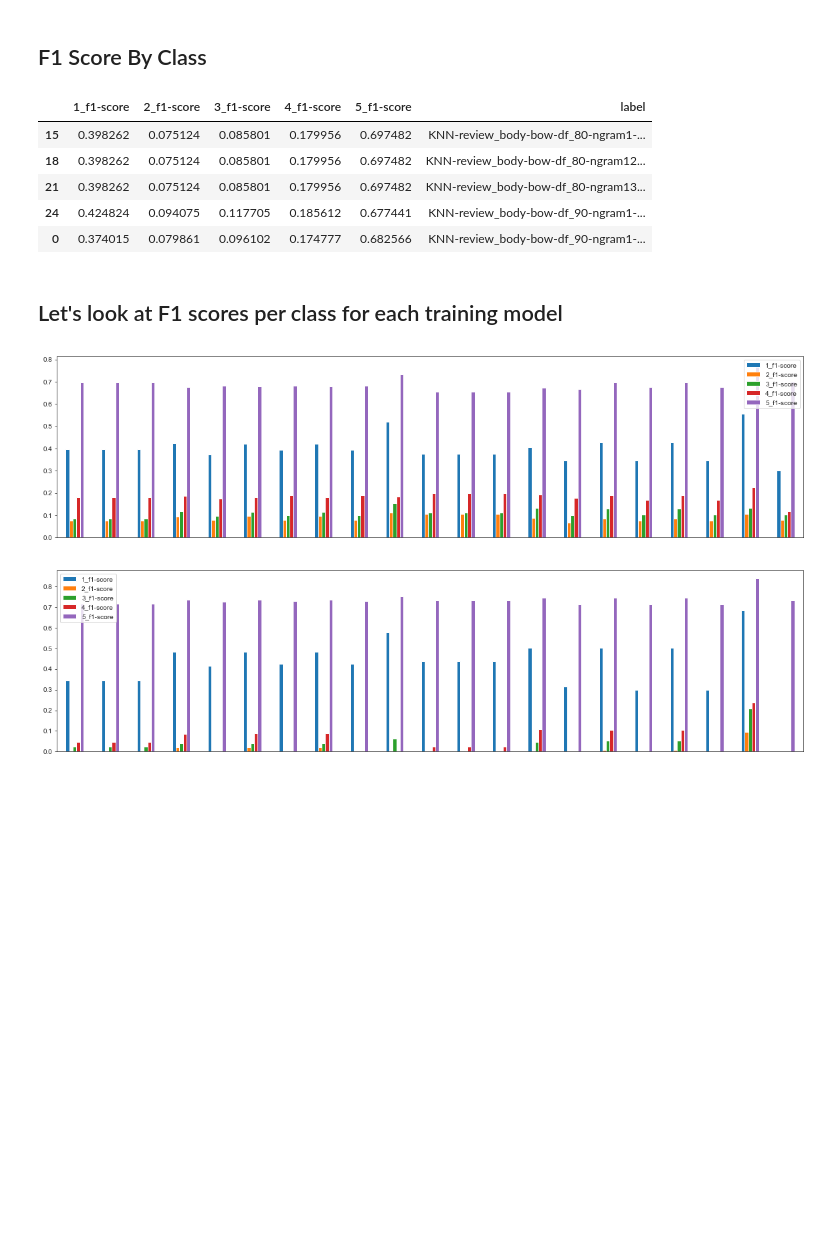
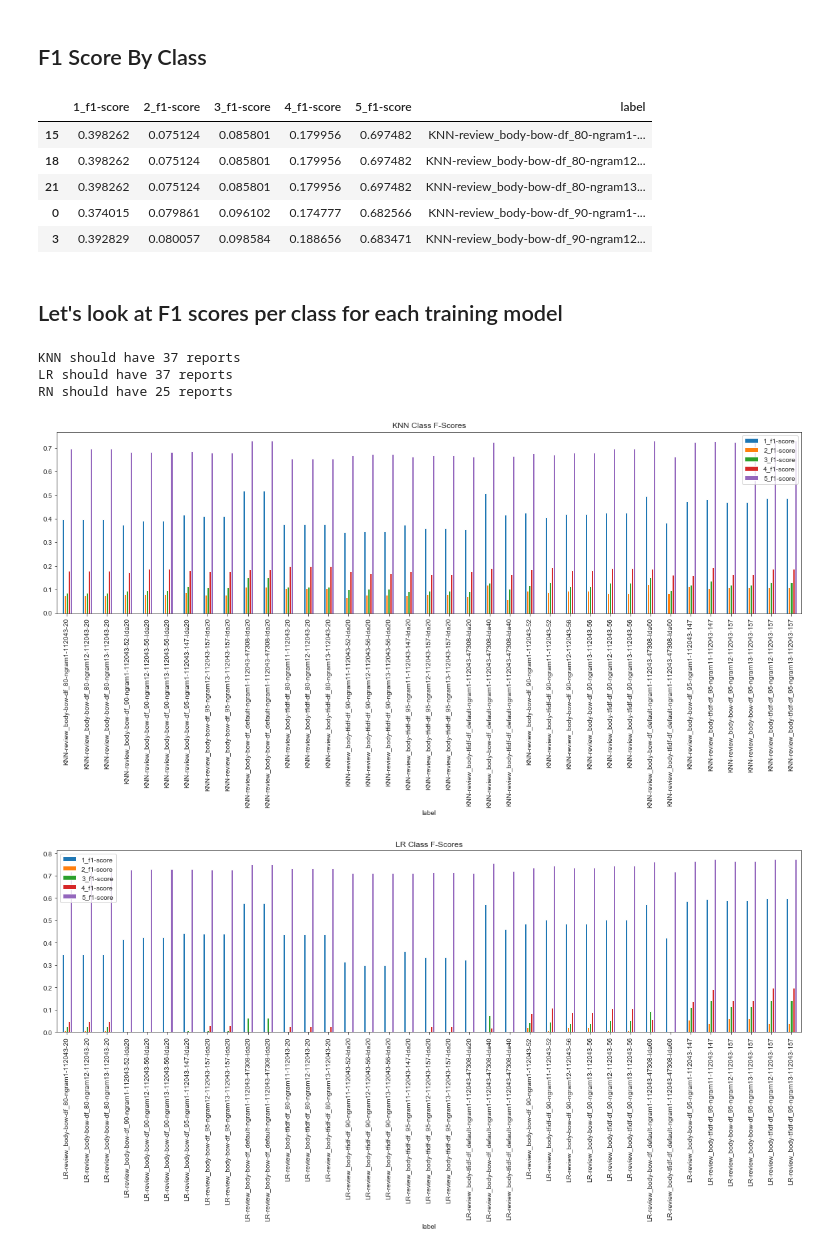
Before and after one commit to sv650s/sb-capstone, a Jupyter notebook: 2019-05-24-analyze_classification_results-112043.ipynb, the cells around one changed output. Saved outputs shown, nothing was run; the diff lists cells and outputs as text; code cells hidden in the pictures; blank space fills up the shorter version.

```diff
--- a/2019-05-24-analyze_classification_results-112043.ipynb
+++ b/2019-05-24-analyze_classification_results-112043.ipynb
@@ -130,4 +147,5 @@ s.join(new_df)
 # %%
 report["label"] = report.apply(lambda x: f'{x["model_name"]}-{x["description"]}', axis=1)
 # report = report.drop(labels=["model_name", "description"], axis=1).sort_values(["label"])
-report = report.sort_values(["label"])
+report = report.sort_values(["model_name", "train_features", "label"])
+report.head()
@@ -243,8 +274,8 @@ f1_class.head()
 | 15 | 0.398262 | 0.075124 | 0.085801 | 0.179956 | 0.697482 | KNN-review_body-bow-df_80-ngram1-... |
 | 18 | 0.398262 | 0.075124 | 0.085801 | 0.179956 | 0.697482 | KNN-review_body-bow-df_80-ngram12... |
 | 21 | 0.398262 | 0.075124 | 0.085801 | 0.179956 | 0.697482 | KNN-review_body-bow-df_80-ngram13... |
-| 24 | 0.424824 | 0.094075 | 0.117705 | 0.185612 | 0.677441 | KNN-review_body-bow-df_90-ngram1-... |
 | 0 | 0.374015 | 0.079861 | 0.096102 | 0.174777 | 0.682566 | KNN-review_body-bow-df_90-ngram1-... |
+| 3 | 0.392829 | 0.080057 | 0.098584 | 0.188656 | 0.683471 | KNN-review_body-bow-df_90-ngram12... |
 # %%
 # split into different training models
 LR = report[report["label"].str.startswith("LR")]
@@ -255,13 +286,19 @@ RN = report[report["label"].str.startswith("RN")]
 # %%
 model_count = len(MODELS)
 index = 1
 for model in MODELS:
     model_report = report[report["label"].str.startswith(model)]
+    print(f'{model} should have {len(model_report)} reports')
     a = model_report[CLASS_F1_COLS].set_index("label").plot(kind='bar', figsize=(20,5))
-    if index < model_count:
-        a.get_xaxis().set_visible(False)
-    index += 1
+    a.set_title(f"{model} Class F-Scores")
+# was just trying to show 1 x label axis but I stopped running RN after a while have to show all for them to match
+#     if index < model_count:
+#         a.get_xaxis().set_visible(False)
+#     index += 1
 #     a.set_xticklabels(labels=model_report["label"], rotation=90)
 # %% [output]
+KNN should have 37 reports
+LR should have 37 reports
+RN should have 25 reports
-[figure, old version]
+[figure, new version]
-[figure, old version]
+[figure, new version]
```
Also changed, not shown: parts of 21 cells of this notebook.
